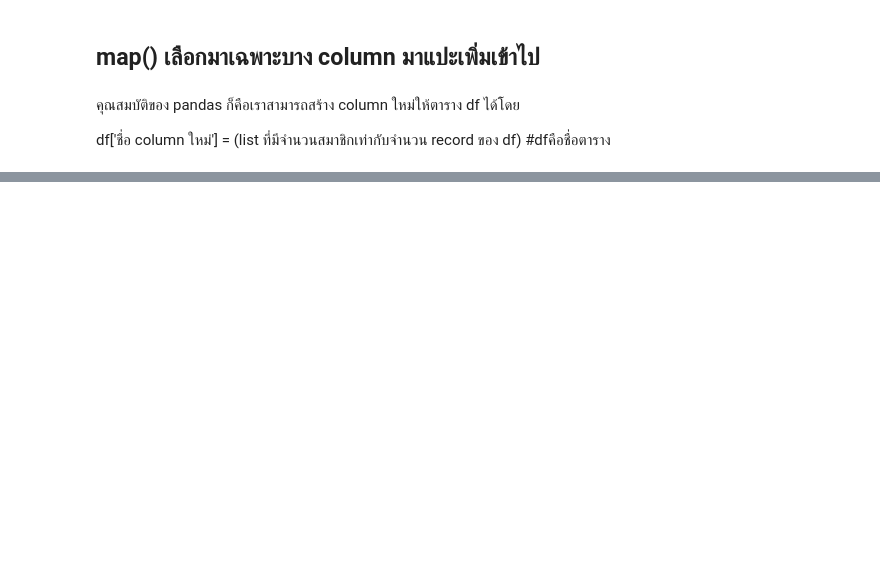
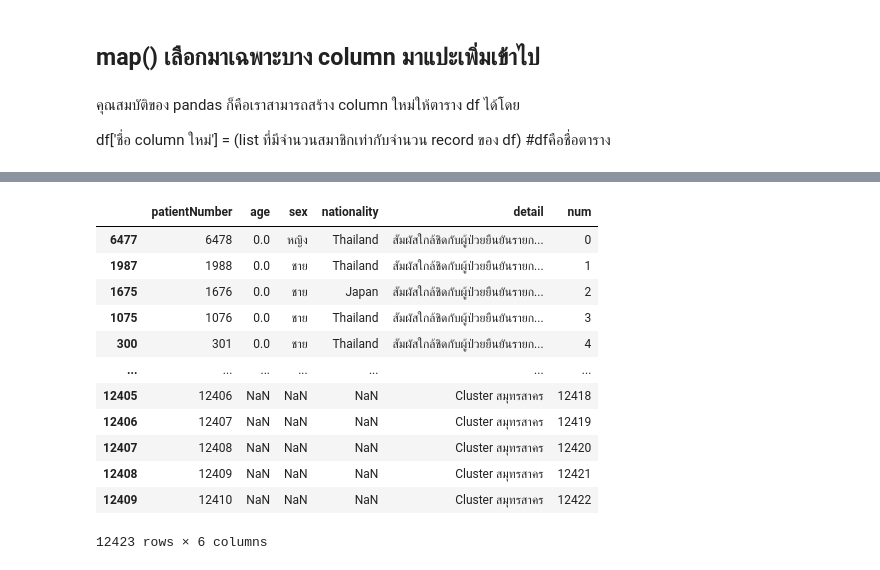
Before and after one commit to Tunyakarn/data_viz, a Jupyter notebook: Pandas102.ipynb, the cells around one changed output, grey strips where cells are left out. Saved outputs shown, nothing was run; the diff lists cells and outputs as text; code cells hidden in the pictures; blank space fills up the shorter version.

```diff
--- a/Pandas102.ipynb
+++ b/Pandas102.ipynb
@@ -241,6 +246,6 @@ full_table2.head()
 | 3 | 1076 | 0.0 | ชาย | Thailand | 3/27/2020 | สุราษฎร์ธานี |
 | 4 | 301 | 0.0 | ชาย | Thailand | 3/20/2020 | ภูเก็ต |
 # %%
-data_human2_renamed = data_human2.rename(column={'No.':'patientNumber'})
+data_human2_renamed = data_human2.rename(columns={'No.':'patientNumber'})
 data_human2_renamed.head()
 # %% [output]
@@ -259,0 +306,3 @@ df['ชื่อ column ใหม่'] = (list ที่มีจำนวนส
+# %%
+data_human2_renamed['detail'] = data_human2_renamed['patientNumber'].map(data_covid.set_index('No.')['risk'])
+data_human2_renamed
@@ -259,0 +336,17 @@ df['ชื่อ column ใหม่'] = (list ที่มีจำนวนส
+# %%
+data_human2_renamed['num'] = range(data_human2_renamed.shape[0])
+data_human2_renamed
+# %% [output]
+|  | patientNumber | age | sex | nationality | detail | num |
+| 6477 | 6478 | 0.0 | หญิง | Thailand | สัมผัสใกล้ชิดกับผู้ป่วยยืนยันรายก... | 0 |
+| 1987 | 1988 | 0.0 | ชาย | Thailand | สัมผัสใกล้ชิดกับผู้ป่วยยืนยันรายก... | 1 |
+| 1675 | 1676 | 0.0 | ชาย | Japan | สัมผัสใกล้ชิดกับผู้ป่วยยืนยันรายก... | 2 |
+| 1075 | 1076 | 0.0 | ชาย | Thailand | สัมผัสใกล้ชิดกับผู้ป่วยยืนยันรายก... | 3 |
+| 300 | 301 | 0.0 | ชาย | Thailand | สัมผัสใกล้ชิดกับผู้ป่วยยืนยันรายก... | 4 |
+| ... | ... | ... | ... | ... | ... | ... |
+| 12405 | 12406 | NaN | NaN | NaN | Cluster สมุทรสาคร | 12418 |
+| 12406 | 12407 | NaN | NaN | NaN | Cluster สมุทรสาคร | 12419 |
+| 12407 | 12408 | NaN | NaN | NaN | Cluster สมุทรสาคร | 12420 |
+| 12408 | 12409 | NaN | NaN | NaN | Cluster สมุทรสาคร | 12421 |
+| 12409 | 12410 | NaN | NaN | NaN | Cluster สมุทรสาคร | 12422 |
+12423 rows × 6 columns
```
Also changed, not shown: parts of 27 cells of this notebook.
